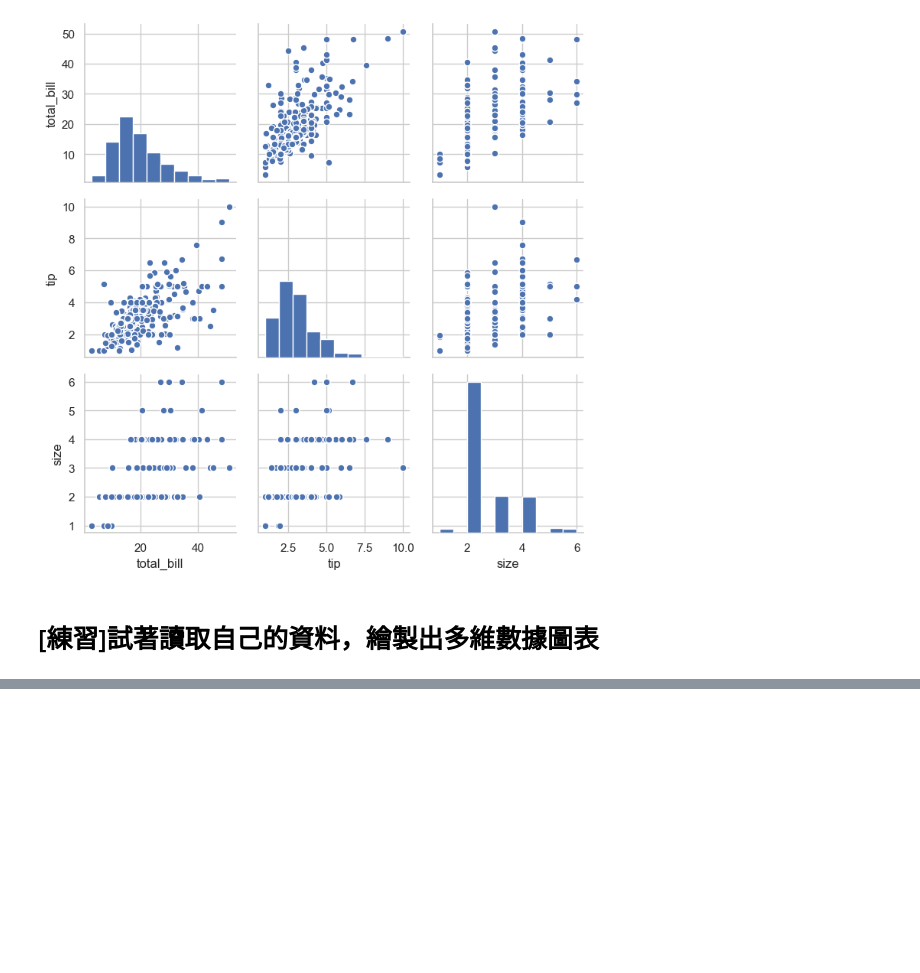
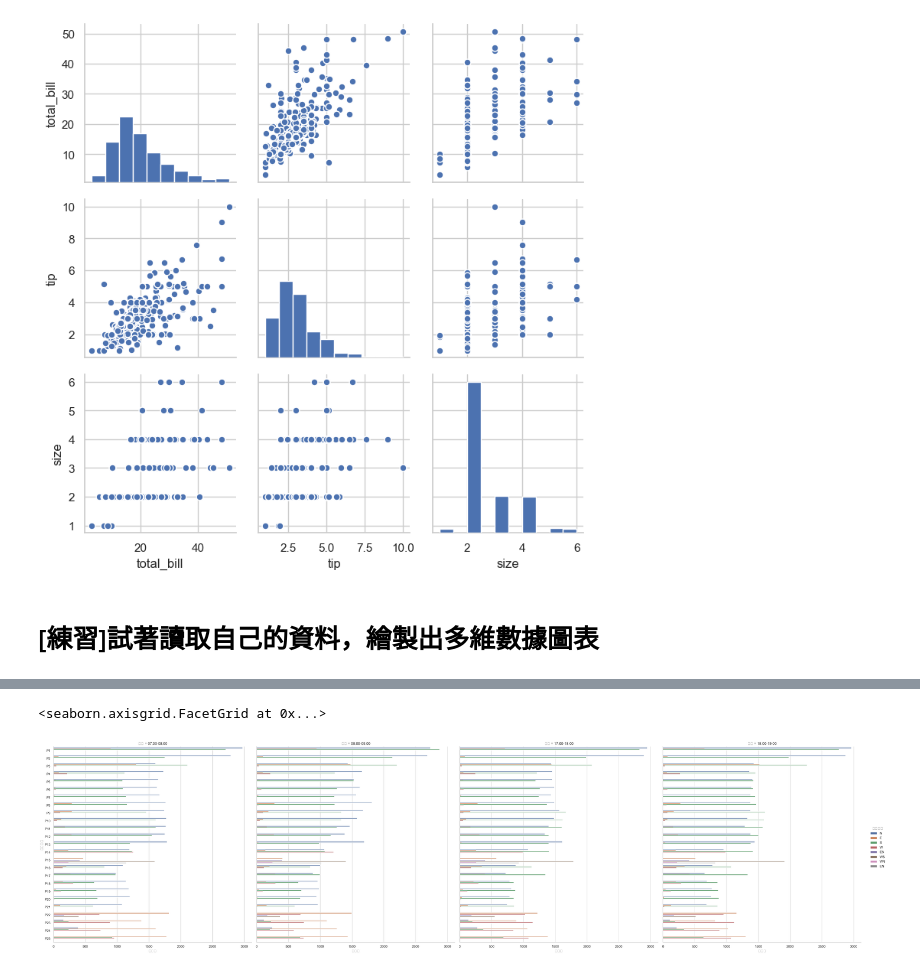
Before and after one commit to yuan0928/IMLP404, a Jupyter notebook: Unit02/2.4.2_Seaborn數據視覺化.ipynb, the cells around one changed output, grey strips where cells are left out. Saved outputs shown, nothing was run; the diff lists cells and outputs as text; code cells hidden in the pictures; blank space fills up the shorter version.

```diff
--- a/Unit02/2.4.2_Seaborn數據視覺化.ipynb
+++ b/Unit02/2.4.2_Seaborn數據視覺化.ipynb
@@ -381,0 +427,33 @@ g = g.map_offdiag(plt.scatter, ec='w', s=40)
+# %%
+#導入依賴包 %matplotlib inline
+import matplotlib.pyplot as plt
+import seaborn as sns
+
+data = pd.read_csv('data/0414bdda-5ba6-4fef-aebc-9c087f4d9c4e.csv')
+
+#data_drive = data['行駛方向'].drop_duplicates().sort_values()
+#print(data_drive)
+
+data_day = data['日期'].drop_duplicates().sort_values()
+data_day.index = range(0, len(data_day))
+
+data_0 = data[data['日期'] == data_day[0]]
+data_0_place = data_0['調查地點'].drop_duplicates().sort_values()
+#rename for 調查地點
+placeName =[]
+for i in range(1, len(data_0_place)+1):
+    placeName.append(f'P{i}')
+
+data_0_time = data_0['時間'].drop_duplicates().sort_values()
+data_0_place.index = range(0, len(data_0_place))
+data_0_time.index = range(0, len(data_0_time))
+data_0["總車輛"] =data_0.右轉PCU + data_0.左轉PCU + data_0.直行PCU
+data_0["行駛方向"].replace(['往北','往南','往東','往東北','往東南','往西','往西北','往西南'],['N','S','E','EN','ES','W','WN','WS'], inplace=True)
+#print(data_0.head(11))
+
+ax =sns.catplot(data=data＿0, y='調查地點', x='總車輛', col='時間', kind='bar', height=10, ci=None, hue='行駛方向')
+#ax.tick_params(axis='y', labelrotation=90)
+ax.set_yticklabels(placeName)
+# %% [output]
+<seaborn.axisgrid.FacetGrid at 0x...>
+[figure, added]
```
Also changed, not shown: parts of 1 cell of this notebook, 1 other file.
